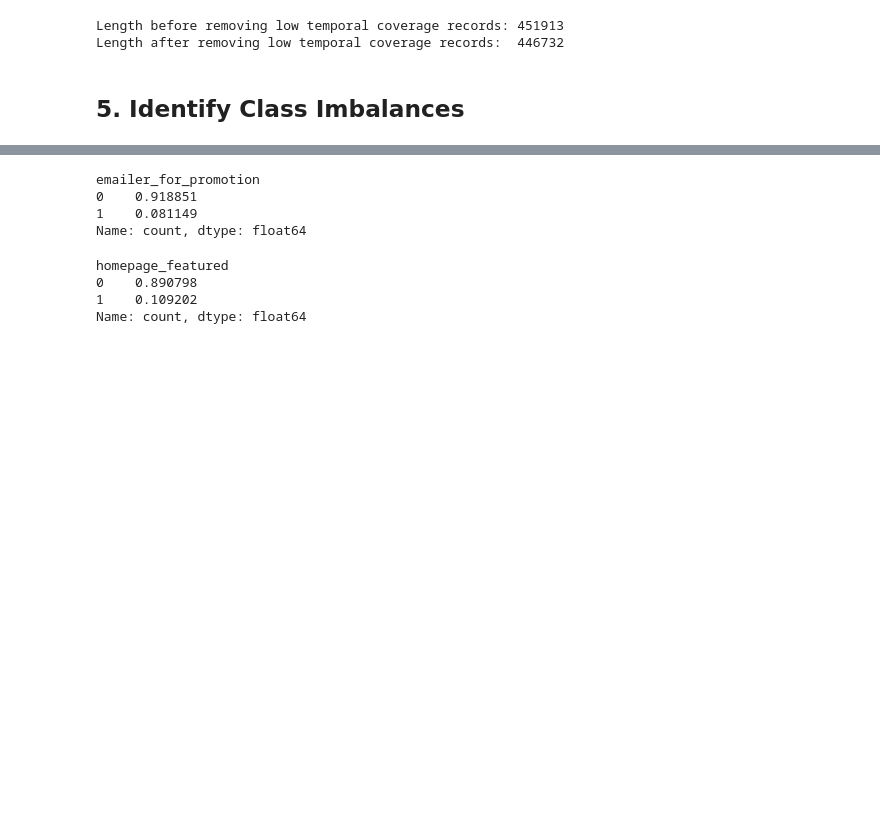
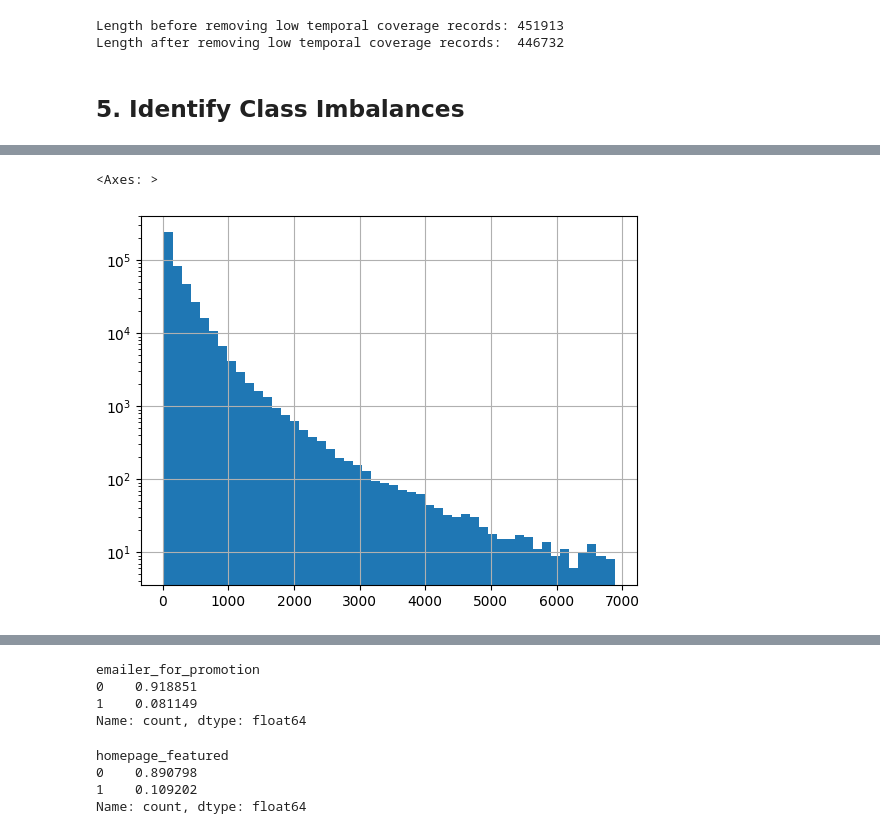
Before and after one commit to zazencodes/ml-quest-1-demand-forecasting, a Jupyter notebook: notebooks/1_explore_clean.ipynb, the cells around one changed output, grey strips where cells are left out. Drawn from its saved outputs; the diff is of its cells as text; code cells hidden in the pictures; blank space fills up the shorter version.

```diff
--- a/notebooks/1_explore_clean.ipynb
+++ b/notebooks/1_explore_clean.ipynb
@@ -640,0 +685,5 @@ Length after removing low temporal coverage records:  446732
+# %%
+df.num_orders.hist(bins=50, log=True)
+# %% [output]
+<Axes: >
+[figure, added]
```
Also changed, not shown: parts of 29 cells of this notebook, 18 other files.
